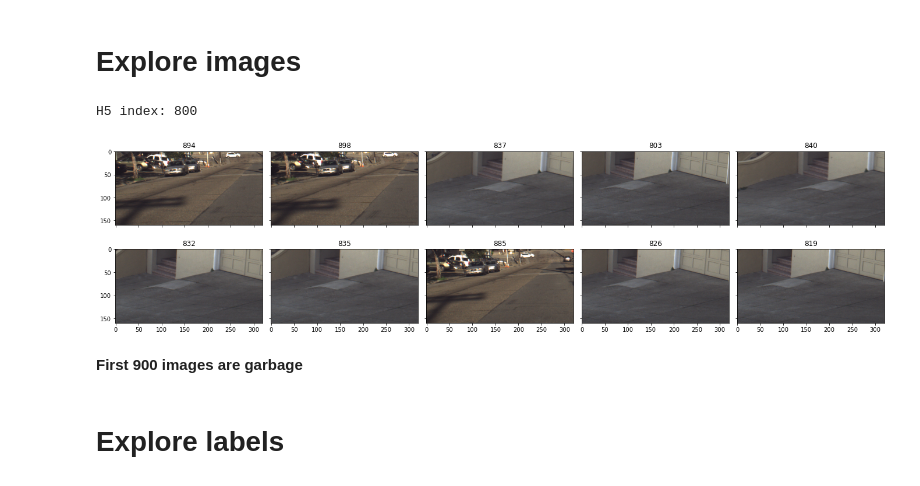
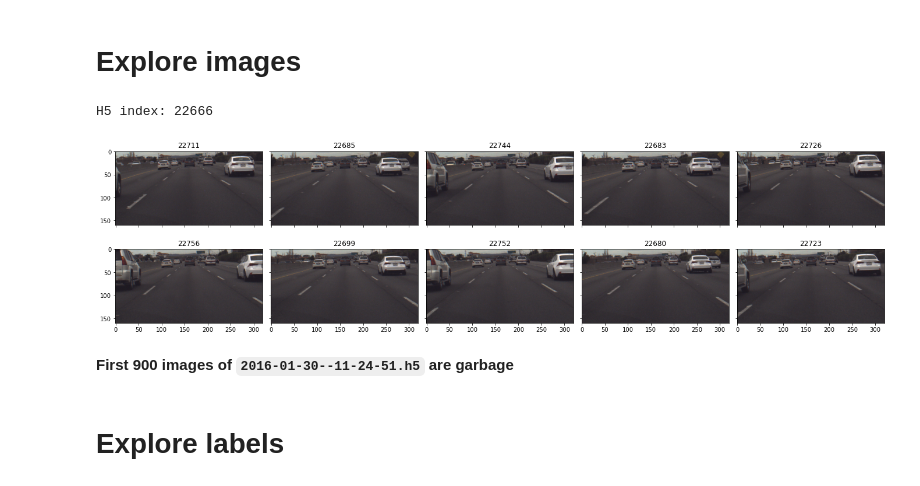
Before and after one commit to sanjyotUM/latcom, a Jupyter notebook: notebooks/explore_comma.ipynb, the cells around one changed output. Drawn from its saved outputs; the diff is of its cells as text; code cells hidden in the pictures.

```diff
--- a/notebooks/explore_comma.ipynb
+++ b/notebooks/explore_comma.ipynb
@@ -14,5 +29,5 @@ img_dir = project_dir / 'dataset' / 'commaai' / 'camera'
 # %%
-sample_file = '2016-01-30--11-24-51.h5'
+sample_file = '2016-01-30--13-46-00.h5'
 
 img_path = img_dir / sample_file
 lbl_path = lbl_dir / sample_file
@@ -44,27 +59,27 @@ Second file shape: (263583,)
 # %%
 with h5py.File(img_path, 'r') as f:
     x = f['X']
     size = x.shape[0]
-#     index = random.randint(0, size-200)
-    index = 800
+    index = random.randint(0, size-200)
+#     index = 800
     data = x[index: index + 100]
 
 fig, ax = plt.subplots(2, 5, figsize=(19, 5), sharex=True, sharey=True)
 ax = ax.flatten()
 for i in range(10):
     ix = random.randint(0, 99)
     img = data[ix].swapaxes(0, 2).swapaxes(0, 1)
     ax[i].imshow(img)
     ax[i].set_title(index + ix)
 
 plt.tight_layout()
 
 print(f'H5 index: {index}')
 # %% [output]
-H5 index: 800
+H5 index: 22666
-[figure, old version]
+[figure, new version]
 # %% [markdown]
-**First 900 images are garbage**
+**First 900 images of `2016-01-30--11-24-51.h5` are garbage**
 # %% [markdown]
 # Explore labels
 # %%
```
Also changed, not shown: parts of 2 cells of this notebook.
